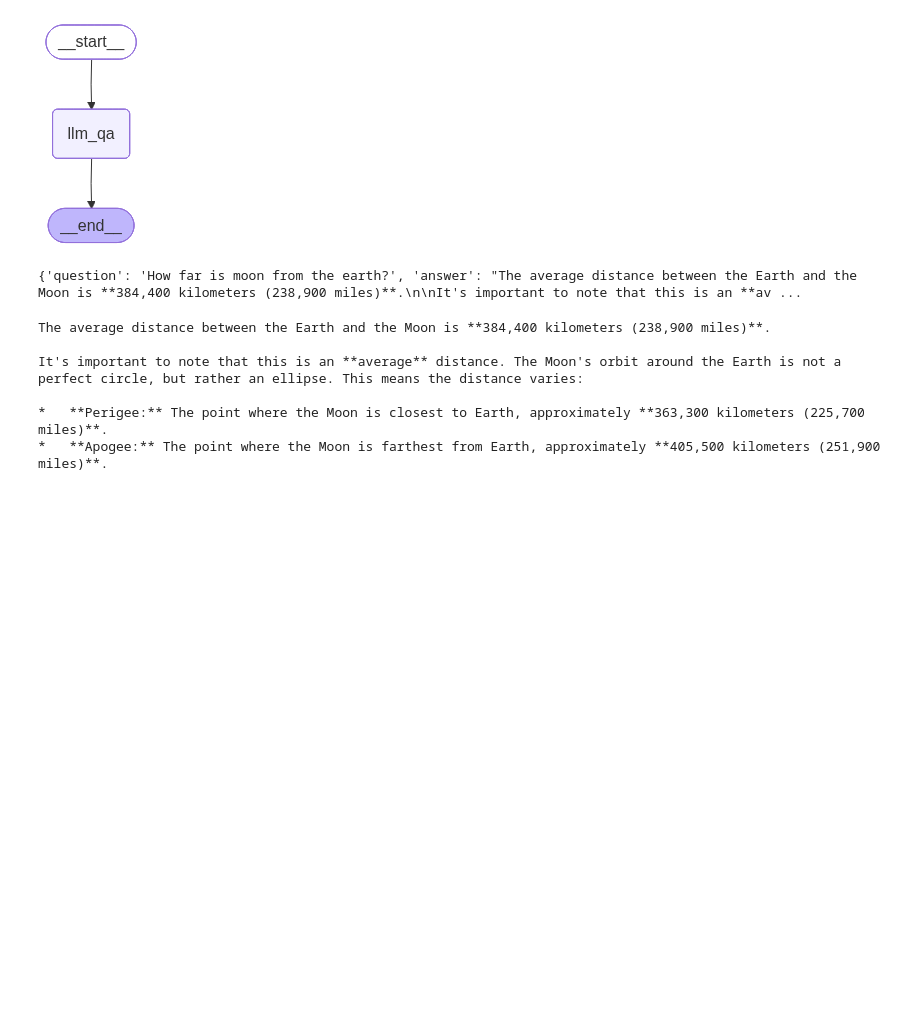
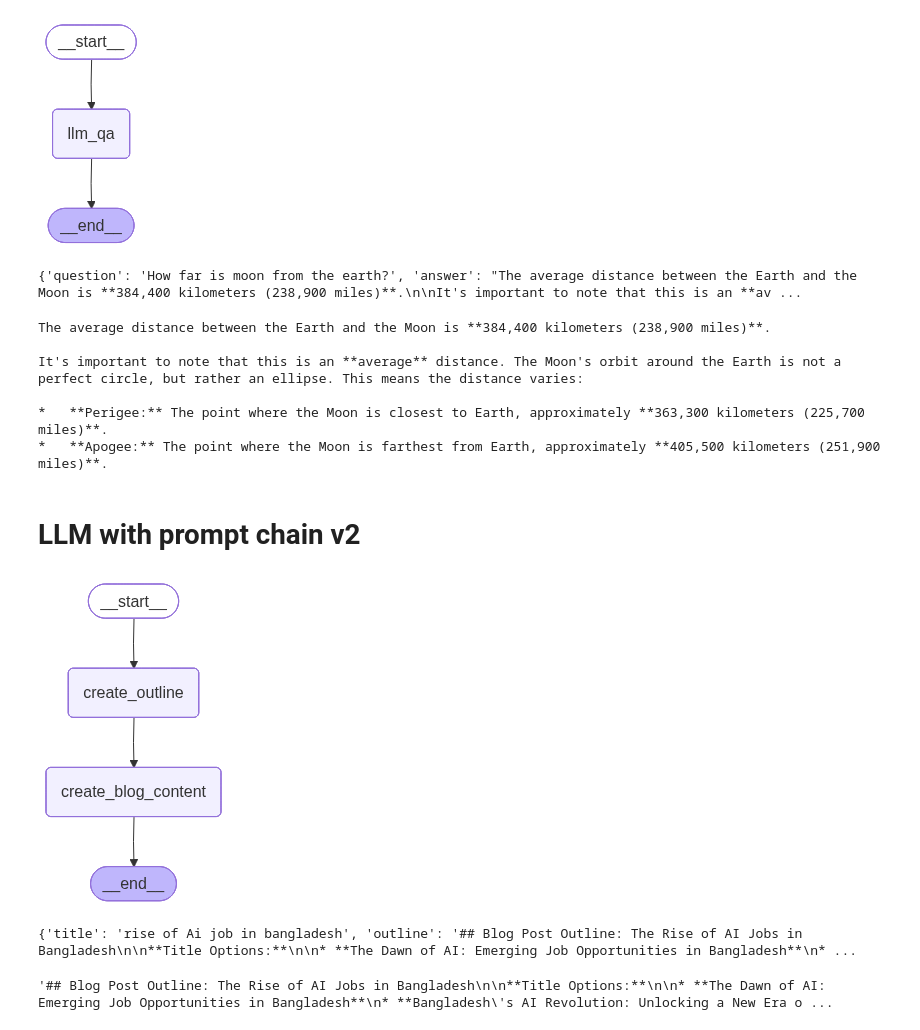
Before and after one commit to Saibhossain/Agentic-framework, a Jupyter notebook: LLm_workflow_in_Langgraph_gimini.ipynb, the cells around one changed output. Saved outputs shown, nothing was run; the diff lists cells and outputs as text; code cells hidden in the pictures; blank space fills up the shorter version.

Commit message:
llm-langgraph workflow

```diff
--- a/LLm_workflow_in_Langgraph_gimini.ipynb
+++ b/LLm_workflow_in_Langgraph_gimini.ipynb
@@ -86,3 +86,5 @@ It's important to note that this is an **average** distance. The Moon's orbit ar
 
 *   **Perigee:** The point where the Moon is closest to Earth, approximately **363,300 kilometers (225,700 miles)**.
 *   **Apogee:** The point where the Moon is farthest from Earth, approximately **405,500 kilometers (251,900 miles)**.
+# %% [markdown]
+# LLM with prompt chain  v2
@@ -88,0 +113,49 @@ It's important to note that this is an **average** distance. The Moon's orbit ar
+# %%
+def create_outline(state: Blogstate) -> Blogstate:
+
+    title = state["title"]
+
+    prompt = f"Create a detailed outline for a blog post on this topic {title}"
+    outline = model.invoke(prompt).content
+    state["outline"] = outline
+
+    return state
+# %%
+def create_blog_content(state: Blogstate) -> Blogstate:
+
+    title = state["title"]
+    outline = state["outline"]
+    prompt = f"Write a detailed blog post on this topic {title} using this outline {outline}"
+    content = model.invoke(prompt).content
+    state["content"] = content
+
+    return state
+# %%
+graph = StateGraph(Blogstate)
+
+
+graph.add_node('create_outline',create_outline)
+graph.add_node('create_blog_content',create_blog_content)
+
+graph.add_edge(START,  'create_outline')
+graph.add_edge('create_outline', 'create_blog_content')
+graph.add_edge('create_blog_content', END)
+
+workflow = graph.compile()
+# %%
+from IPython.display import Image
+Image(workflow.get_graph().draw_mermaid_png())
+# %% [output]
+[figure, added]
+# %%
+initial_states = {'title':'rise of Ai job in bangladesh'}
+
+final_state = workflow.invoke(initial_states)
+
+print(final_state)
+# %% [output]
+{'title': 'rise of Ai job in bangladesh', 'outline': '## Blog Post Outline: The Rise of AI Jobs in Bangladesh\n\n**Title Options:**\n\n* **The Dawn of AI: Emerging Job Opportunities in Bangladesh**\n* ...
+# %%
+final_state['outline']
+# %% [output]
+'## Blog Post Outline: The Rise of AI Jobs in Bangladesh\n\n**Title Options:**\n\n* **The Dawn of AI: Emerging Job Opportunities in Bangladesh**\n* **Bangladesh\'s AI Revolution: Unlocking a New Era o ...
```
Also changed, not shown: parts of 1 cell of this notebook.
